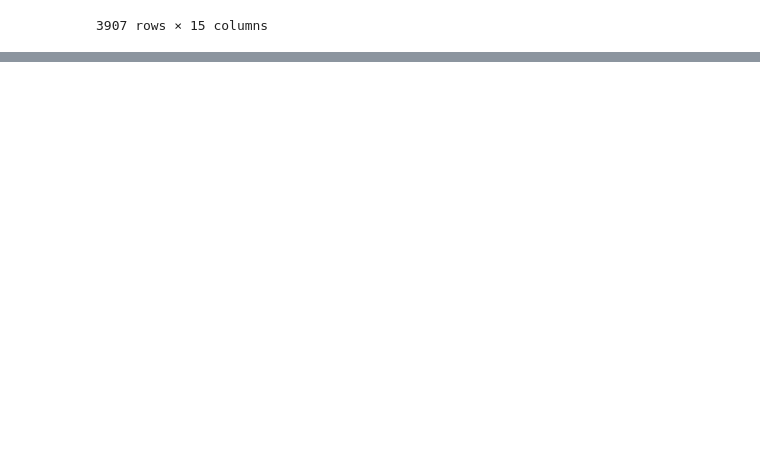
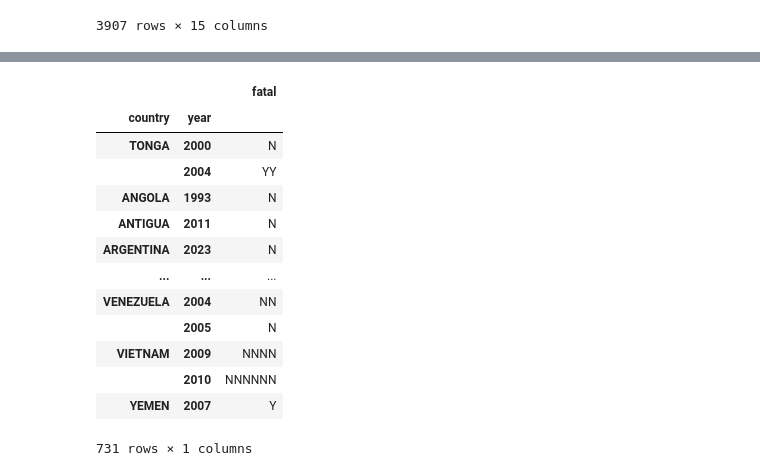
Before and after one commit to harimrys/Project-Shark-Attack-G1, a Jupyter notebook: main.ipynb, the cells around one changed output, grey strips where cells are left out. Cells and saved outputs as stored; diff of their text form; code cells hidden in the pictures; blank space fills up the shorter version.

```diff
--- a/main.ipynb
+++ b/main.ipynb
@@ -102,0 +206,19 @@ df
+# %%
+pivot_country = df.pivot_table(values="fatal", index=["country", "year"], aggfunc="sum")
+
+pivot_country
+# %% [output]
+|  |  | fatal |
+| country | year |  |
+| TONGA | 2000 | N |
+|  | 2004 | YY |
+| ANGOLA | 1993 | N |
+| ANTIGUA | 2011 | N |
+| ARGENTINA | 2023 | N |
+| ... | ... | ... |
+| VENEZUELA | 2004 | NN |
+|  | 2005 | N |
+| VIETNAM | 2009 | NNNN |
+|  | 2010 | NNNNNN |
+| YEMEN | 2007 | Y |
+731 rows × 1 columns
```
Also changed, not shown: parts of 13 cells of this notebook.
